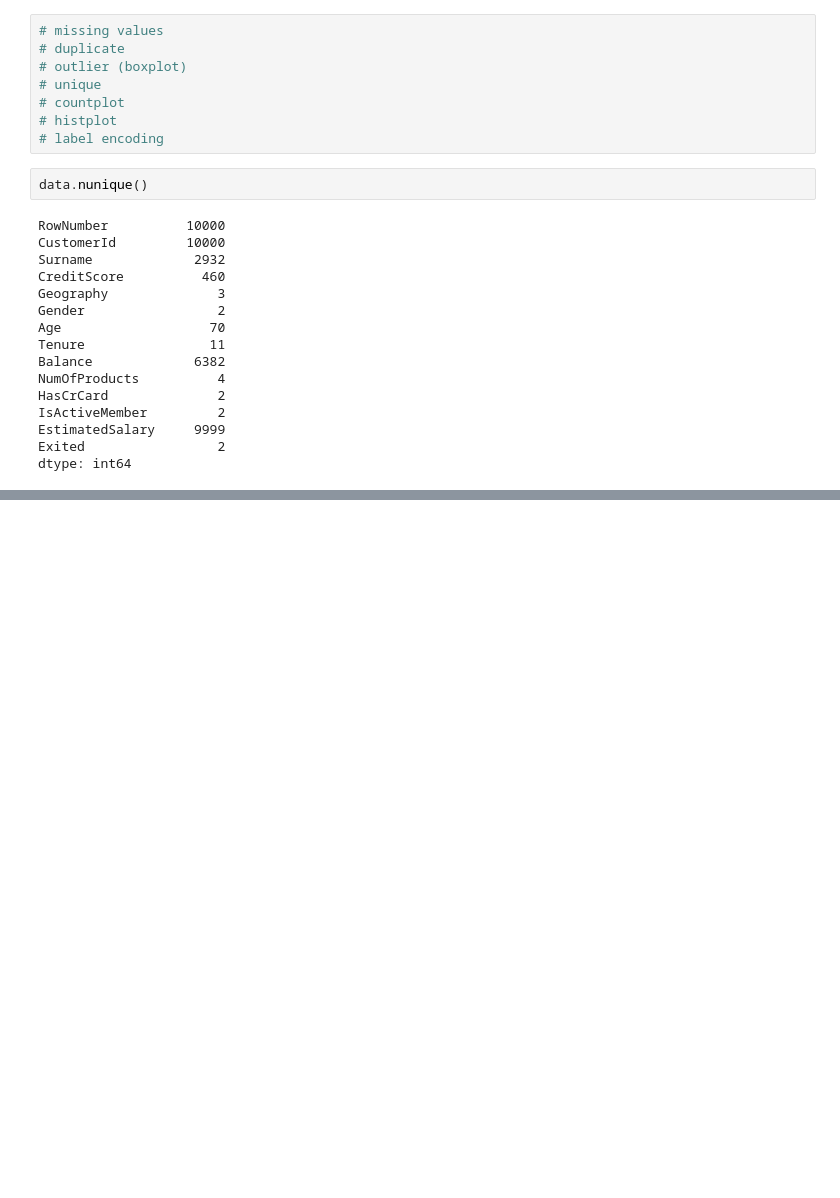
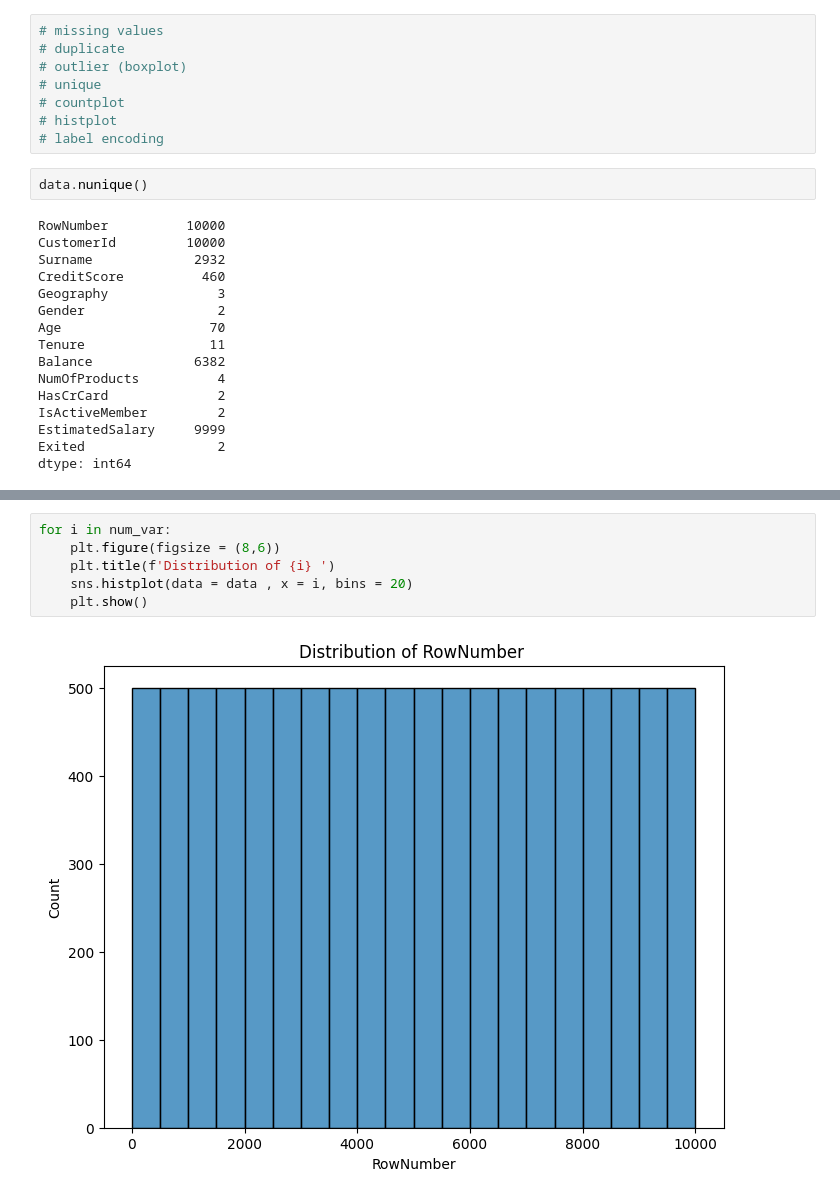
Before and after one commit to Murad-pitafi/Banks-Customer-Churn-Prediction, a Jupyter notebook: banks-churn.ipynb, the cells around one changed output, grey strips where cells are left out. Drawn from its saved outputs; the diff is of its cells as text; blank space fills up the shorter version.

```diff
--- a/banks-churn.ipynb
+++ b/banks-churn.ipynb
@@ -57,0 +93,8 @@ dtype: int64
+# %%
+for i in num_var:
+    plt.figure(figsize = (8,6))
+    plt.title(f'Distribution of {i} ')
+    sns.histplot(data = data , x = i, bins = 20)
+    plt.show()
+# %% [output]
+[figure, added]
```
Also changed, not shown: parts of 6 cells of this notebook.
